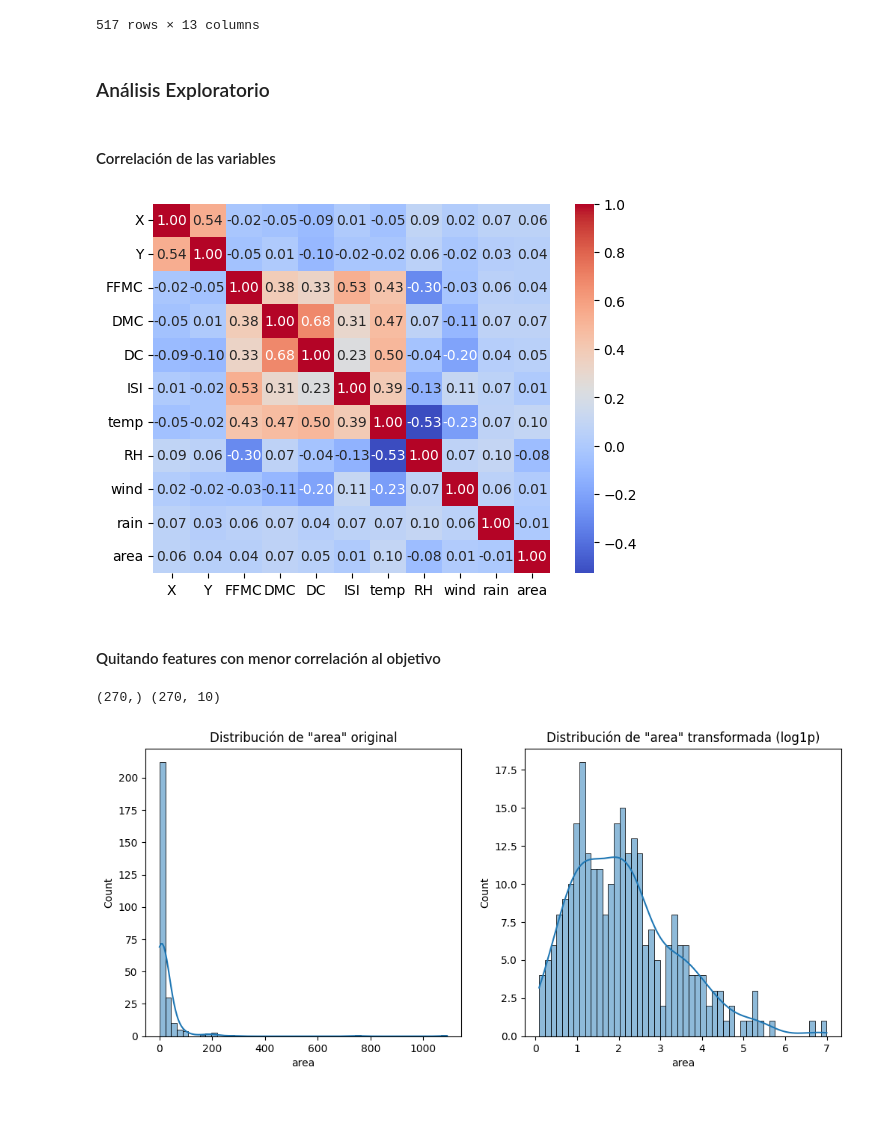
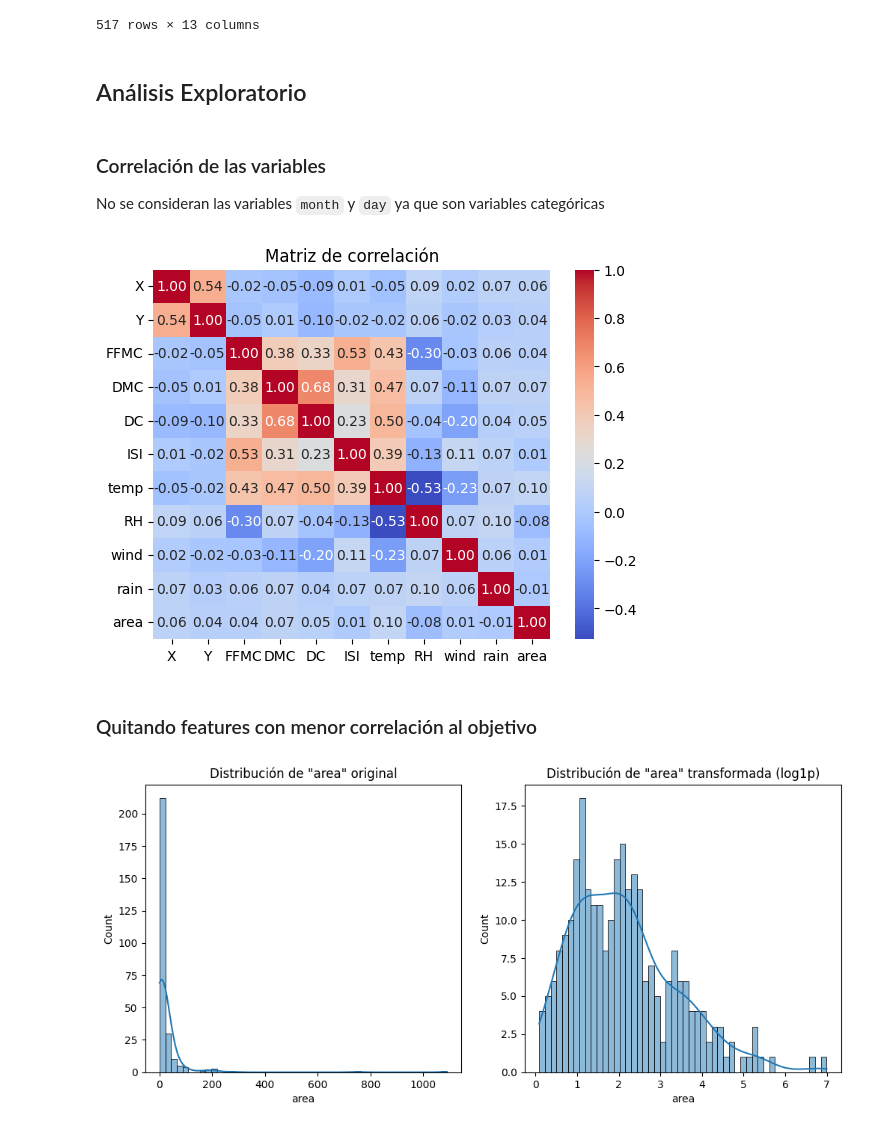
Before and after one commit to Sandovl0593/project1-ML, a Jupyter notebook: main.ipynb, the cells around one changed output. Drawn from its saved outputs; the diff is of its cells as text; code cells hidden in the pictures.

```diff
--- a/main.ipynb
+++ b/main.ipynb
@@ -28,18 +28,20 @@ dataset
 | 230 | 4 | 4 | sep | wed | 92.9 | 133.3 | 699.6 | 9.2 | 26.4 | 21 | 4.5 | ... |
 517 rows × 13 columns
 # %% [markdown]
-### Análisis Exploratorio
+## Análisis Exploratorio
-# %% [markdown]
-#### Correlación de las variables
+# %% [markdown]
+### Correlación de las variables
+No se consideran las variables `month` y `day` ya que son variables categóricas
 # %%
 showcorr = dataset.drop(columns=['month', 'day'])
 sns.heatmap(np.corrcoef(showcorr.T), annot=True, cmap='coolwarm', fmt=".2f",
                         xticklabels=showcorr.columns, yticklabels=showcorr.columns)
+plt.title("Matriz de correlación")
 plt.show()
 # %% [output]
-[figure, old version]
+[figure, new version]
 # %% [markdown]
-#### Quitando features con menor correlación al objetivo
+### Quitando features con menor correlación al objetivo
 # %%
 # transformacion logaritmica porque la variable area esta muy sesgada
 dataset = dataset[dataset['area'] > 0].drop(columns=['month', 'day'])
@@ -48,9 +50,7 @@ dataset['area'] = np.log1p(dataset['area'])
 # quitar los areas con valores nulos
 Xpd = dataset.iloc[:, :-1]
 Ypd = dataset.iloc[:, -1]
-print(Ypd.shape, Xpd.shape)
+# print(Ypd.shape, Xpd.shape)
-# %% [output]
-(270,) (270, 10)
 # %%
 X = Xpd.to_numpy().astype(np.float32)
 yreal = Ypd.to_numpy().astype(np.float32)
```
Also changed, not shown: parts of 10 cells of this notebook, 2 other files.
